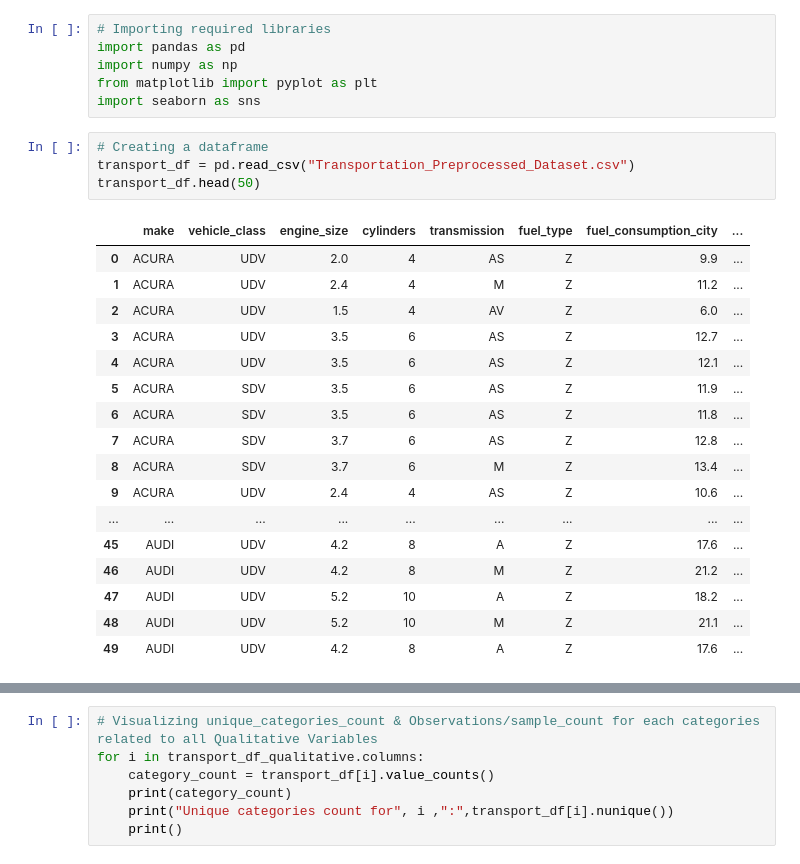
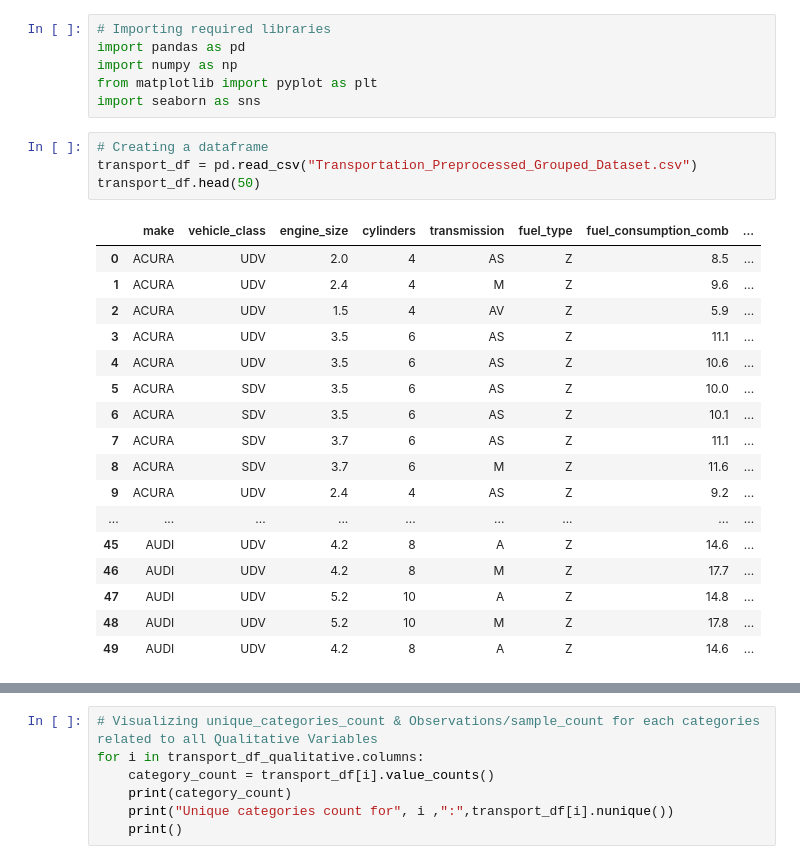
Before and after one commit to sean-jesuharun/Carbon-Footprint-Monitoring-Platform, a Jupyter notebook: Transportation_Dataset_Hash_Dummy_Encoding.ipynb, the cells around one changed output, grey strips where cells are left out. Drawn from its saved outputs; the diff is of its cells as text.

```diff
--- a/Transportation_Dataset_Encoding.ipynb
+++ b/Transportation_Dataset_Hash_Dummy_Encoding.ipynb
@@ -11,26 +11,26 @@ from matplotlib import pyplot as plt
 import seaborn as sns
 # %%
 # Creating a dataframe
-transport_df = pd.read_csv("Transportation_Preprocessed_Dataset.csv")
+transport_df = pd.read_csv("Transportation_Preprocessed_Grouped_Dataset.csv")
 transport_df.head(50)
 # %% [output]
-|  | make | vehicle_class | engine_size | cylinders | transmission | fuel_type | fuel_consumption_city | ... |
-| 0 | ACURA | UDV | 2.0 | 4 | AS | Z | 9.9 | ... |
-| 1 | ACURA | UDV | 2.4 | 4 | M | Z | 11.2 | ... |
-| 2 | ACURA | UDV | 1.5 | 4 | AV | Z | 6.0 | ... |
-| 3 | ACURA | UDV | 3.5 | 6 | AS | Z | 12.7 | ... |
-| 4 | ACURA | UDV | 3.5 | 6 | AS | Z | 12.1 | ... |
-| 5 | ACURA | SDV | 3.5 | 6 | AS | Z | 11.9 | ... |
-| 6 | ACURA | SDV | 3.5 | 6 | AS | Z | 11.8 | ... |
-| 7 | ACURA | SDV | 3.7 | 6 | AS | Z | 12.8 | ... |
-| 8 | ACURA | SDV | 3.7 | 6 | M | Z | 13.4 | ... |
-| 9 | ACURA | UDV | 2.4 | 4 | AS | Z | 10.6 | ... |
+|  | make | vehicle_class | engine_size | cylinders | transmission | fuel_type | fuel_consumption_comb | ... |
+| 0 | ACURA | UDV | 2.0 | 4 | AS | Z | 8.5 | ... |
+| 1 | ACURA | UDV | 2.4 | 4 | M | Z | 9.6 | ... |
+| 2 | ACURA | UDV | 1.5 | 4 | AV | Z | 5.9 | ... |
+| 3 | ACURA | UDV | 3.5 | 6 | AS | Z | 11.1 | ... |
+| 4 | ACURA | UDV | 3.5 | 6 | AS | Z | 10.6 | ... |
+| 5 | ACURA | SDV | 3.5 | 6 | AS | Z | 10.0 | ... |
+| 6 | ACURA | SDV | 3.5 | 6 | AS | Z | 10.1 | ... |
+| 7 | ACURA | SDV | 3.7 | 6 | AS | Z | 11.1 | ... |
+| 8 | ACURA | SDV | 3.7 | 6 | M | Z | 11.6 | ... |
+| 9 | ACURA | UDV | 2.4 | 4 | AS | Z | 9.2 | ... |
 | ... | ... | ... | ... | ... | ... | ... | ... | ... |
-| 45 | AUDI | UDV | 4.2 | 8 | A | Z | 17.6 | ... |
-| 46 | AUDI | UDV | 4.2 | 8 | M | Z | 21.2 | ... |
-| 47 | AUDI | UDV | 5.2 | 10 | A | Z | 18.2 | ... |
-| 48 | AUDI | UDV | 5.2 | 10 | M | Z | 21.1 | ... |
-| 49 | AUDI | UDV | 4.2 | 8 | A | Z | 17.6 | ... |
+| 45 | AUDI | UDV | 4.2 | 8 | A | Z | 14.6 | ... |
+| 46 | AUDI | UDV | 4.2 | 8 | M | Z | 17.7 | ... |
+| 47 | AUDI | UDV | 5.2 | 10 | A | Z | 14.8 | ... |
+| 48 | AUDI | UDV | 5.2 | 10 | M | Z | 17.8 | ... |
+| 49 | AUDI | UDV | 4.2 | 8 | A | Z | 14.6 | ... |
 # %%
 transport_df.info()
 # %% [output]
```
Also changed, not shown: parts of 7 cells of this notebook, 7 other files.
